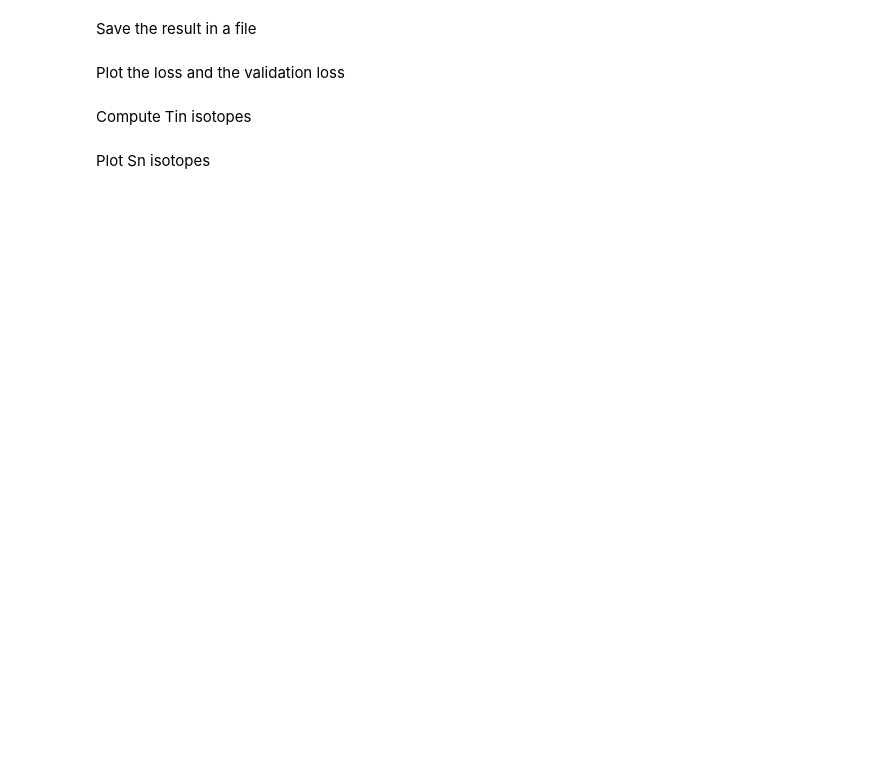
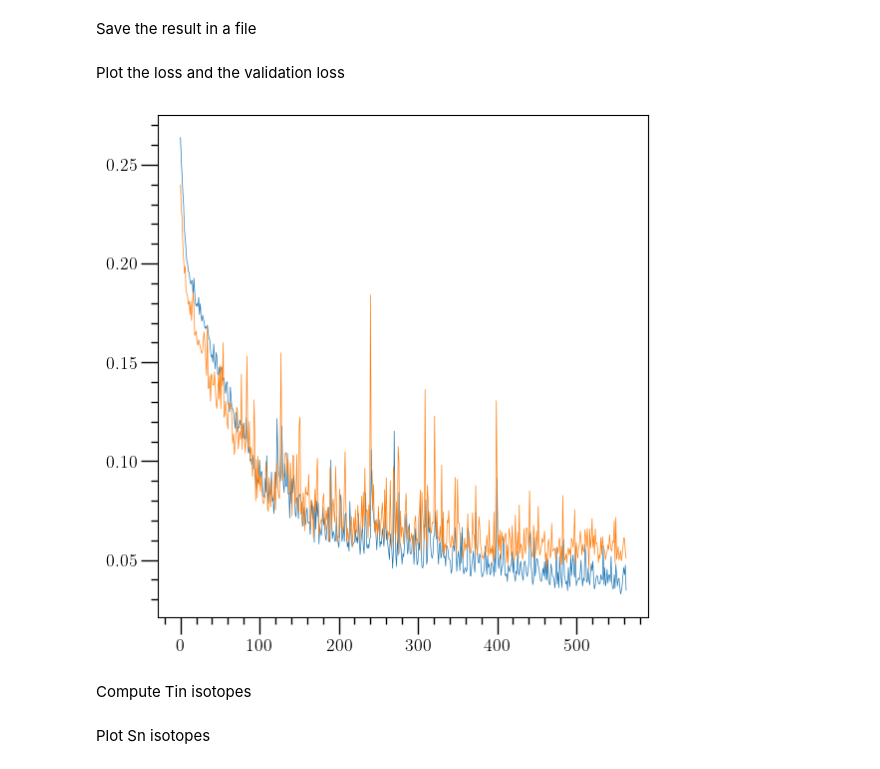
Before and after one commit to awsteiner/o2sclpy, a Jupyter notebook: examples/nucmass_nn.ipynb, the cells around one changed output. Saved outputs shown, nothing was run; the diff lists cells and outputs as text; code cells hidden in the pictures; blank space fills up the shorter version.

```diff
--- a/examples/nucmass_nn.ipynb
+++ b/examples/nucmass_nn.ipynb
@@ -177,12 +283,14 @@ Plot the loss and the validation loss
 # %%
 if plots:
     index=[i for i in range(0,len(im2.loss))]
     pb=o2sclpy.plot_base()
-    pb.fig_dict='fig_size_x=6,fig_size_y=6,dpi=250'
+    pb.fig_dict='fig_size_x=6,fig_size_y=6,dpi=100'
     pb.plot([index,im2.loss])
     pb.plot([index,im2.val_loss])
     pb.show()
     plot.close()
+# %% [output]
+[figure, added]
 # %% [markdown]
 Compute Tin isotopes
 # %%
```
Also changed, not shown: parts of 12 cells of this notebook, 1 other file.
